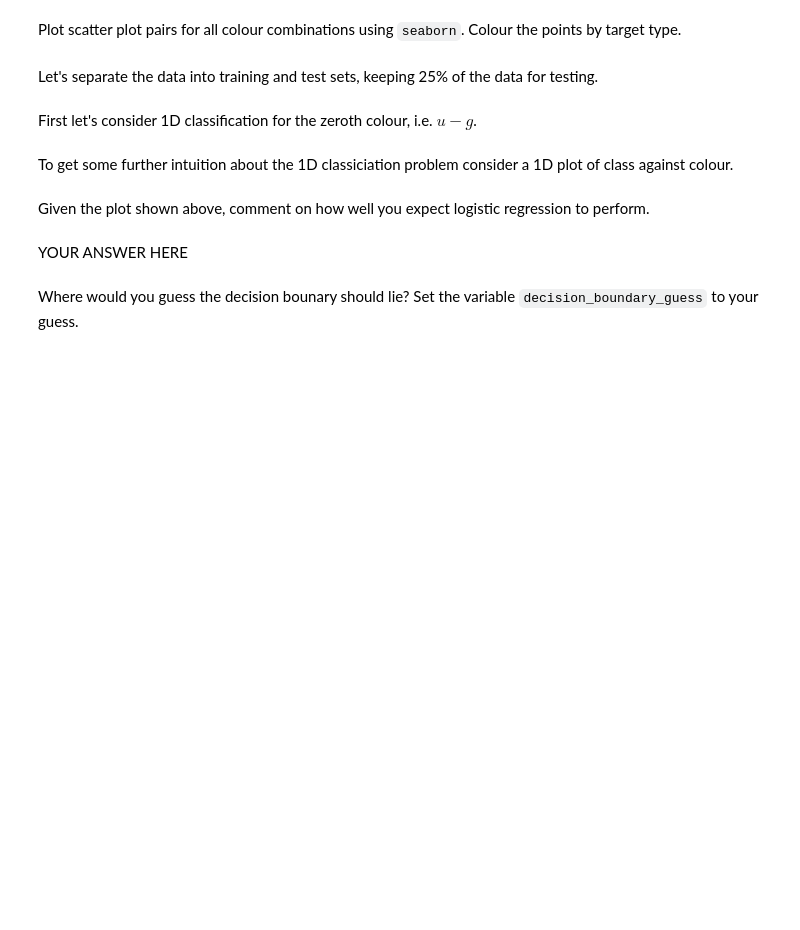
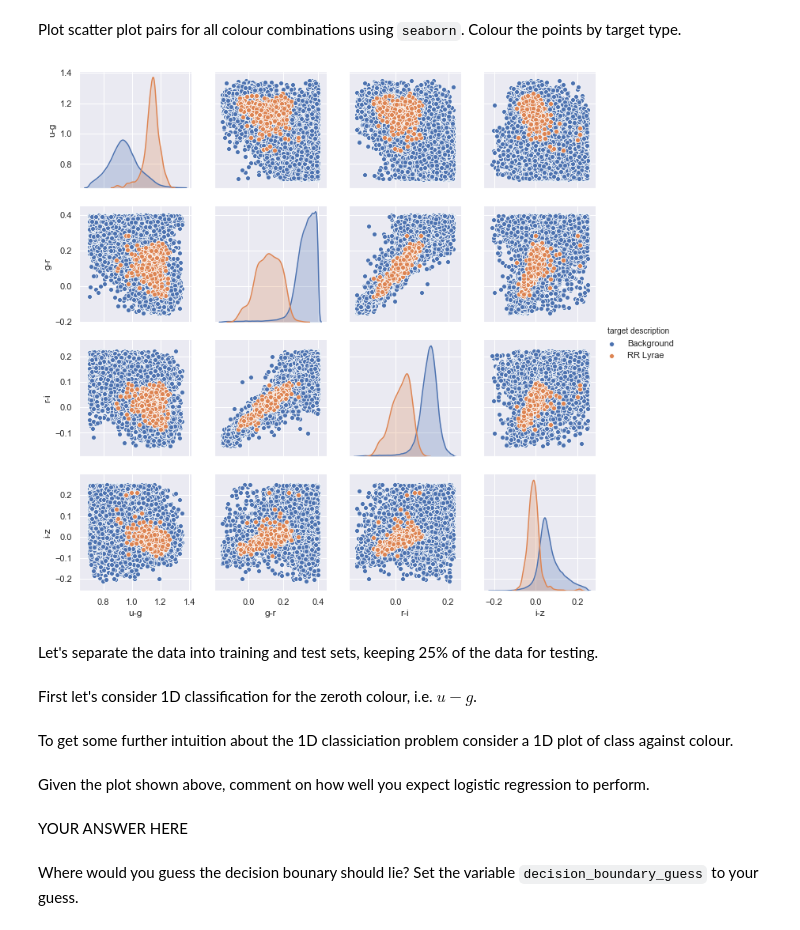
Before and after one commit to johnduffymsc/msc_spce0038, a Jupyter notebook: spce0038_coursework_john_duffy.ipynb, the cells around one changed output. Drawn from its saved outputs; the diff is of its cells as text; code cells hidden in the pictures; blank space fills up the shorter version.

```diff
--- a/spce0038_coursework_john_duffy.ipynb
+++ b/spce0038_coursework_john_duffy.ipynb
@@ -432,8 +439,8 @@ Be sure to give your colums the correct colour name, e.g. 'u-g'.
 # %%
 import pandas as pd
 cols=['u-g', 'g-r', 'r-i', 'i-z']
-# YOUR CODE HERE
-raise NotImplementedError()
+
+X_pd = pd.DataFrame(X, columns=cols)
 # %%
 check_var_defined('X_pd')
 X_pd.head()
@@ -443,3 +455,5 @@ raise NotImplementedError()
+# %%
+y_pd = pd.Series(y, dtype=np.uint32)  # Values either 1 or 0. 1 indicates an RR Lyrae, 0 indicates a background star.
 # %%
 check_var_defined('y_pd')
 y_pd.head()
@@ -451,3 +470,7 @@ raise NotImplementedError()
+# %%
+y_pd.name = 'target'
+
+X_pd_all = pd.merge(X_pd, y_pd, left_index=True, right_index=True)
 # %%
 check_var_defined('X_pd_all')
 X_pd_all.head()
@@ -459,3 +487,9 @@ raise NotImplementedError()
+# %%
+target_description_pd = pd.Series(['Background', 'RR Lyrae'])
+
+target_description_pd.name = 'target description'
+
+X_pd_all = pd.merge(X_pd_all, target_description_pd, left_on='target', right_index=True)
 # %%
 X_pd_all.head()
 X_pd_all.tail()
@@ -486,3 +528,7 @@ raise NotImplementedError()
+# %%
+plot = sns.pairplot(X_pd_all, kind='scatter', vars=cols, hue='target description')
+# %% [output]
+[figure, added]
 # %% [markdown]
 Let's separate the data into training and test sets, keeping 25% of the data for testing.
 # %%
```
Also changed, not shown: parts of 15 cells of this notebook.
